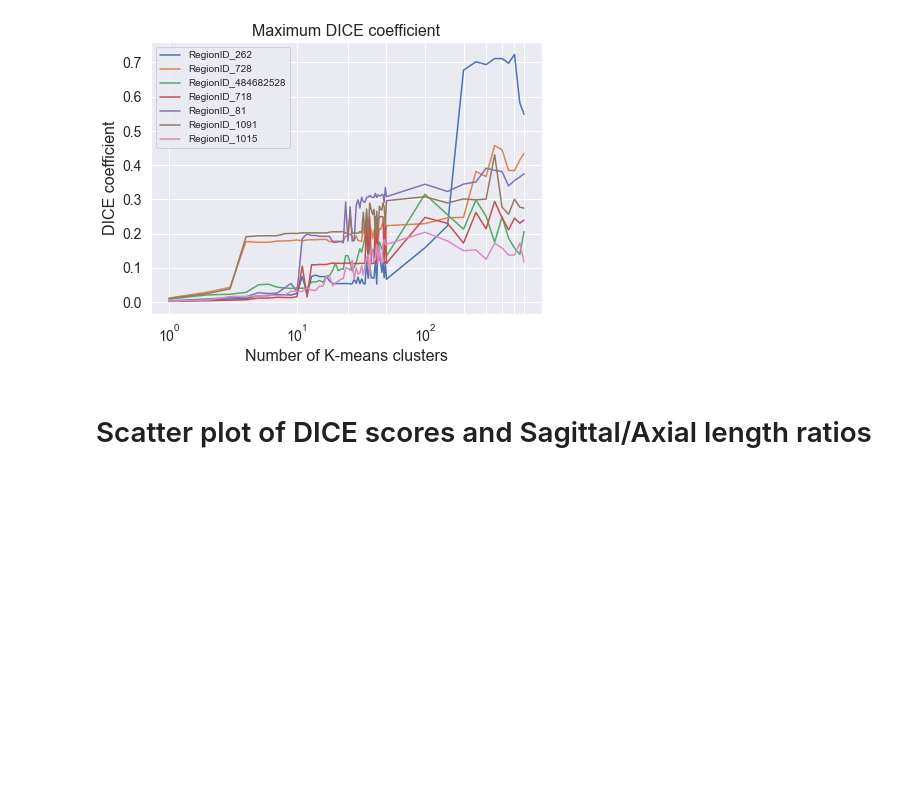
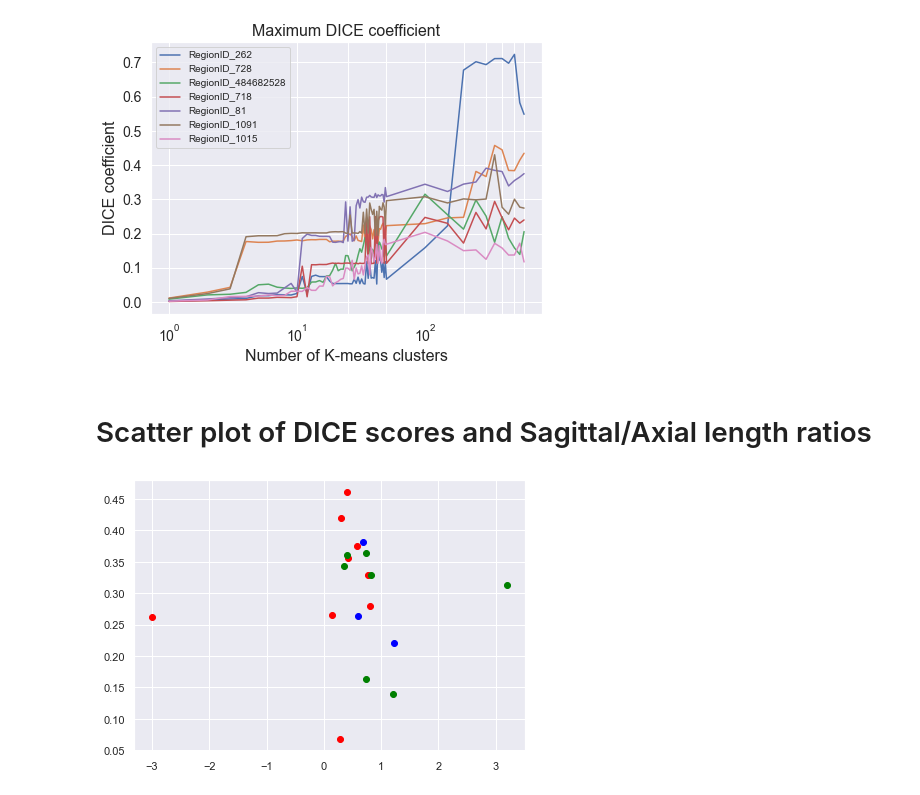
Before and after one commit to BioProteanLabs/Morphontogeny, a Jupyter notebook: morphontogeny/Jupyter/ABA/ABA_DICE.ipynb, the cells around one changed output. Drawn from its saved outputs; the diff is of its cells as text; code cells hidden in the pictures; blank space fills up the shorter version.

Commit message:
DICE scores.

```diff
--- a/morphontogeny/Jupyter/ABA/ABA_DICE.ipynb
+++ b/morphontogeny/Jupyter/ABA/ABA_DICE.ipynb
@@ -71,70 +70,44 @@ plot_regions_DICE(plateau_ids_list, cluster_path)
 # %% [markdown]
 # Scatter plot of DICE scores and Sagittal/Axial length ratios
 # %%
-def scatter_DICE_orientation(region_ids_list, cluster_vec):
-    '''
-    Plotting DICE score for brain regions over cluster numbers.
+cluster_path = '/data/bioprotean/ABA/SFT/clusters/100features_594_clusters.npy'
+labels = np.load(cluster_path)
+indices_path = '/data/bioprotean/ABA/MEMMAP/genes_list/half_indices.npy'
+labels_rc = reconstruct_ABA(labels, indices_path)
 
-    Args:
-        region_ids_list: list
-            List of brain region IDs to visualize.
+# Setting the figure size
+plt.rcParams["figure.figsize"] = (7,5)
 
-        cluster_vec: vec
-            The clusters vector.
+# Initiating the plots
+fig, ax = plt.subplots()
+worse_lists = DICE_length_function(worse_ids_list, labels_rc)
+ax.scatter(worse_lists[0], worse_lists[1], c = 'blue')
 
-    Returns:
-        plot
-    '''
+converge_lists = DICE_length_function(converge_ids_list, labels_rc)
+ax.scatter(converge_lists[0], converge_lists[1], c = 'red')
 
-    # Making lists to save DICE scores and length rations
-    DICE_list = []
-    length_list = []
+plateau_lists = DICE_length_function(plateau_ids_list, labels_rc)
+ax.scatter(plateau_lists[0], plateau_lists[1], c = 'green')
 
-    # Getting the number of clusters
-    n_clusters = np.unique(cluster_vec).shape[0]
-    cluster_ids = list(range(n_clusters))
-
-    # Loading the anatomy file
-    ant_file = '/data/bioprotean/RAG2/AVG/MWT_avg/to_allen/overlap/200um/allen_annot200.nii'
-    ant_vec = nifti_to_array(ant_file)
-
-    for count, ID in enumerate(region_ids_list):
-        # Selecting a brain region
-        region_ID = [ID]
-
-        # Computing the overlap for the cluster
-        overlap_list = overlap_function(base_arr = ant_vec, input_arr = cluster_vec,\
-        base_ids_list = region_ID, input_ids_list = cluster_ids)
-
-        # Adding the maximum DICE score to the list
-        top_DICE = max(overlap_list)
-        DICE_list.append(top_DICE)
-
-        # Computing the length
-        length = find_orientation(ID)
-        length_list.append(length)
-
-    # Setting the figure size
-    plt.rcParams["figure.figsize"] = (7,5)
-
-    # Initiating the plots
-    fig, ax = plt.subplots()
-    ax.scatter(length_list, DICE_list)
-
-    # Setting the grid style
-    sns.set(style = "darkgrid")
+# Setting the grid style
+sns.set(style = "darkgrid")
 
 #     # Manual set of grid values and labels
 #     plt.xscale('log')
 #     x_values = [1,10,25,50,100,200,300,400,500,594]
 #     ax.set_xticks(x_values)
 #     ax.tick_params(axis = 'both', which = 'major', labelsize = 14)
 
-    # Naming the x-axis, y-axis and the whole graph
-    plt.xlabel("Sagittal/Axial Length ratio", fontsize = 16)
-    plt.ylabel("Maximum DICE coefficient", fontsize = 16)
-    plt.title("DICE/Length scatter plot", fontsize = 16)
-    plt.legend(['RegionID_'+str(ID) for ID in region_ids_list], fontsize = 10)
+# # Naming the x-axis, y-axis and the whole graph
+# plt.xlabel("Sagittal/Axial Length ratio", fontsize = 16)
+# plt.ylabel("Maximum DICE coefficient", fontsize = 16)
+# plt.title("DICE/Length scatter plot", fontsize = 16)
+# plt.legend(['RegionID_'+str(ID) for ID in region_ids_list], fontsize = 10)
 
-    # Visualizing
-    plt.show()
+# Visualizing
+plt.show()
+
+# region_ids_list = [672, 463, 507, 6, 1022, 1009, 867, 976, 1031, 147, 374, 778, 632, 262, 728, 484682528, 718, 81, 1091, 1015]
+# scatter_DICE_orientation(region_ids_list, labels_rc)
+# %% [output]
+[figure, added]
```
Also changed, not shown: parts of 6 cells of this notebook, 3 other files.
